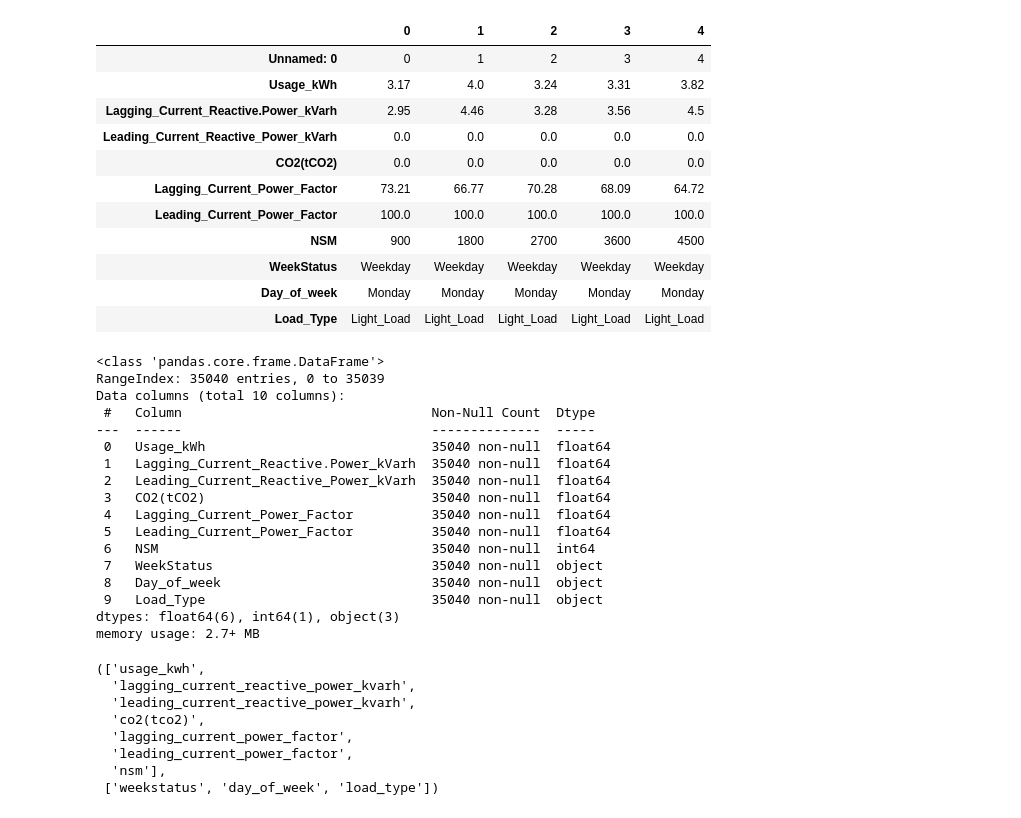
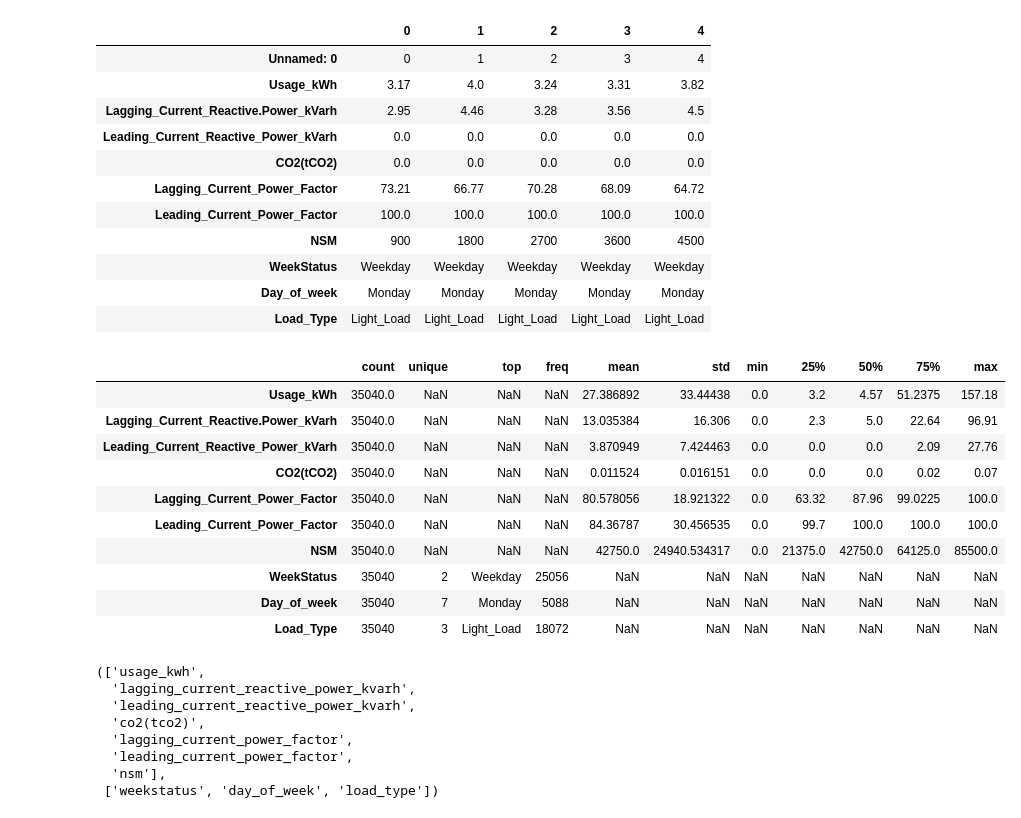
Before and after one commit to mohammad-agus/electricity-usage-prediction-web-app, a Jupyter notebook: steel_industry_energy_consumption.ipynb, the cells around one changed output. Cells and saved outputs as stored; diff of their text form; code cells hidden in the pictures.

```diff
--- a/steel_industry_energy_consumption.ipynb
+++ b/steel_industry_energy_consumption.ipynb
@@ -44,26 +44,20 @@ df.head().T
 | Load_Type | Light_Load | Light_Load | Light_Load | Light_Load | Light_Load |
 # %%
 del df['Unnamed: 0']
-# %%
-df.info()
-# %% [output]
-<class 'pandas.core.frame.DataFrame'>
-RangeIndex: 35040 entries, 0 to 35039
-Data columns (total 10 columns):
- #   Column                                Non-Null Count  Dtype
----  ------                                --------------  -----
- 0   Usage_kWh                             35040 non-null  float64
- 1   Lagging_Current_Reactive.Power_kVarh  35040 non-null  float64
- 2   Leading_Current_Reactive_Power_kVarh  35040 non-null  float64
- 3   CO2(tCO2)                             35040 non-null  float64
- 4   Lagging_Current_Power_Factor          35040 non-null  float64
- 5   Leading_Current_Power_Factor          35040 non-null  float64
- 6   NSM                                   35040 non-null  int64
- 7   WeekStatus                            35040 non-null  object
- 8   Day_of_week                           35040 non-null  object
- 9   Load_Type                             35040 non-null  object
-dtypes: float64(6), int64(1), object(3)
-memory usage: 2.7+ MB
+# %%
+df.describe(include='all').T
+# %% [output]
+|  | count | unique | top | freq | mean | std | min | 25% | 50% | 75% | max |
+| Usage_kWh | 35040.0 | NaN | NaN | NaN | 27.386892 | 33.44438 | 0.0 | 3.2 | 4.57 | 51.2375 | 157.18 |
+| Lagging_Current_Reactive.Power_kVarh | 35040.0 | NaN | NaN | NaN | 13.035384 | 16.306 | 0.0 | 2.3 | 5.0 | 22.64 | 96.91 |
+| Leading_Current_Reactive_Power_kVarh | 35040.0 | NaN | NaN | NaN | 3.870949 | 7.424463 | 0.0 | 0.0 | 0.0 | 2.09 | 27.76 |
+| CO2(tCO2) | 35040.0 | NaN | NaN | NaN | 0.011524 | 0.016151 | 0.0 | 0.0 | 0.0 | 0.02 | 0.07 |
+| Lagging_Current_Power_Factor | 35040.0 | NaN | NaN | NaN | 80.578056 | 18.921322 | 0.0 | 63.32 | 87.96 | 99.0225 | 100.0 |
+| Leading_Current_Power_Factor | 35040.0 | NaN | NaN | NaN | 84.36787 | 30.456535 | 0.0 | 99.7 | 100.0 | 100.0 | 100.0 |
+| NSM | 35040.0 | NaN | NaN | NaN | 42750.0 | 24940.534317 | 0.0 | 21375.0 | 42750.0 | 64125.0 | 85500.0 |
+| WeekStatus | 35040 | 2 | Weekday | 25056 | NaN | NaN | NaN | NaN | NaN | NaN | NaN |
+| Day_of_week | 35040 | 7 | Monday | 5088 | NaN | NaN | NaN | NaN | NaN | NaN | NaN |
+| Load_Type | 35040 | 3 | Light_Load | 18072 | NaN | NaN | NaN | NaN | NaN | NaN | NaN |
 # %%
 # Convert columns name to lowercase and replace period to underscore
 df.columns = df.columns.str.lower().str.replace(".", "_")
```
Also changed, not shown: parts of 1 cell of this notebook, 4 other files.
